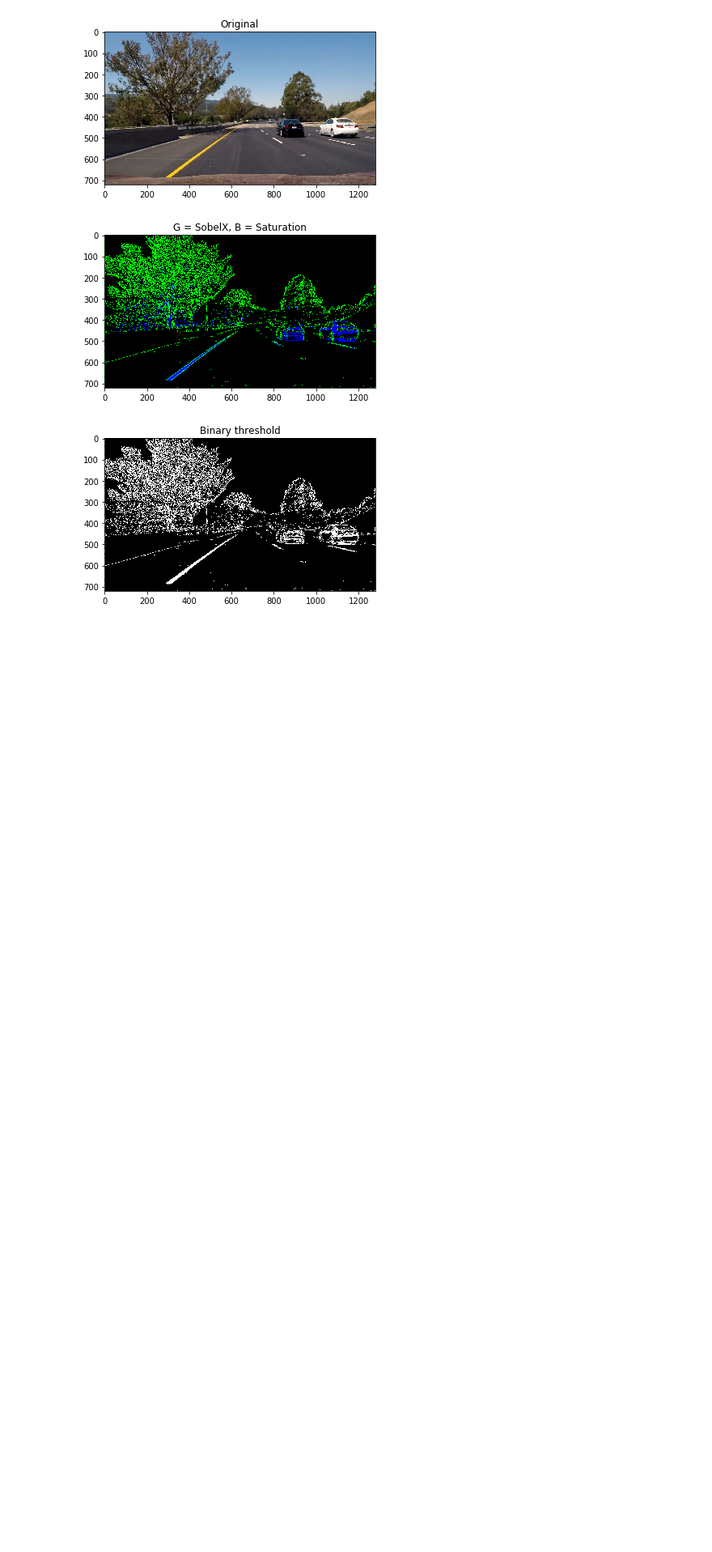
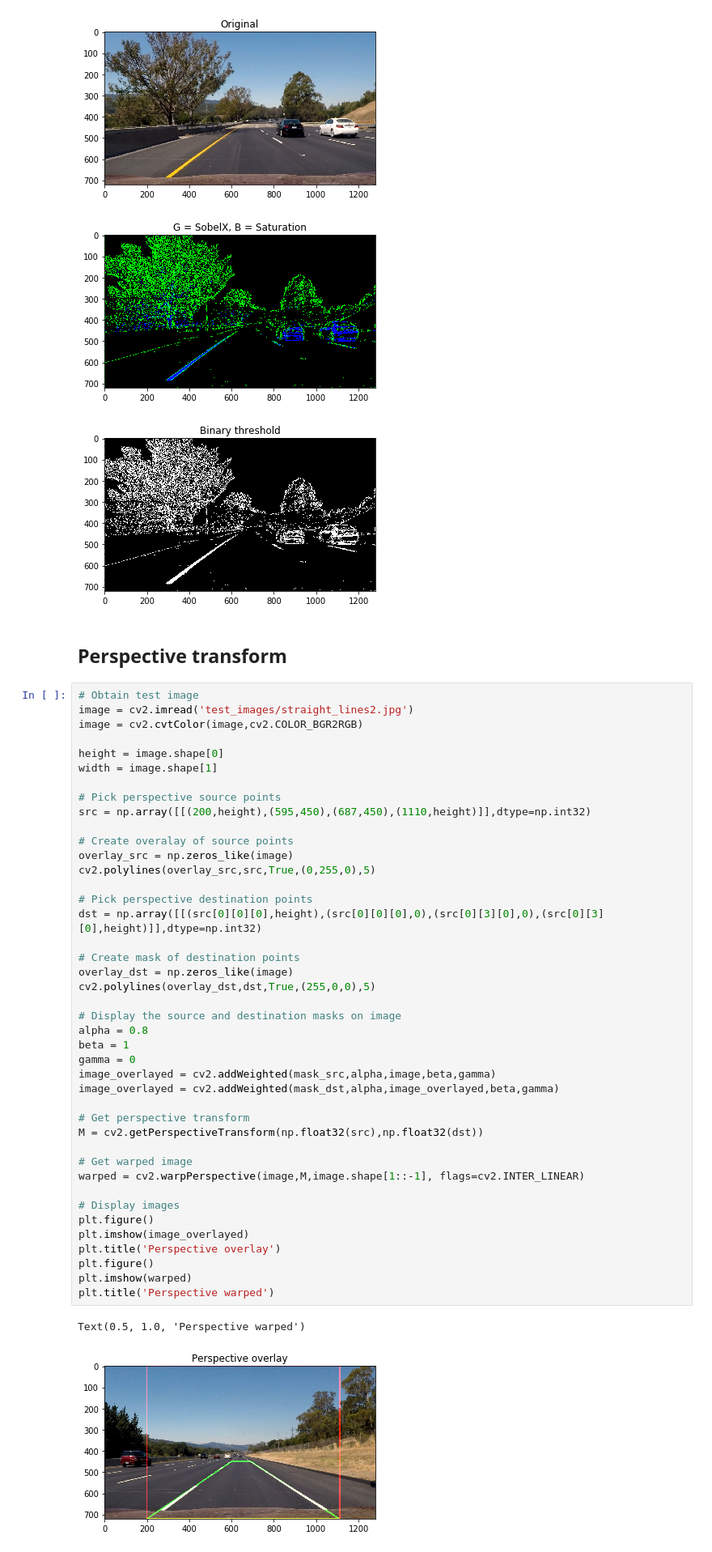
Before and after one commit to ashwinmr/CarND-Advanced-Lane-Lines, a Jupyter notebook: Main.ipynb, the cells around one changed output. Shown: that part at 81% size. Saved outputs shown, nothing was run; the diff lists cells and outputs as text; blank space fills up the shorter version.

Commit message:
added perspective transform

```diff
--- a/Main.ipynb
+++ b/Main.ipynb
@@ -146,3 +146,50 @@ image_bin = get_bin_thresh(image)
 [figure]
 [figure]
 [figure]
+# %% [markdown]
+## Perspective transform
+# %%
+# Obtain test image
+image = cv2.imread('test_images/straight_lines2.jpg')
+image = cv2.cvtColor(image,cv2.COLOR_BGR2RGB)
+
+height = image.shape[0]
+width = image.shape[1]
+
+# Pick perspective source points
+src = np.array([[(200,height),(595,450),(687,450),(1110,height)]],dtype=np.int32)
+
+# Create overalay of source points
+overlay_src = np.zeros_like(image)
+cv2.polylines(overlay_src,src,True,(0,255,0),5)
+
+# Pick perspective destination points
+dst = np.array([[(src[0][0][0],height),(src[0][0][0],0),(src[0][3][0],0),(src[0][3][0],height)]],dtype=np.int32)
+
+# Create mask of destination points
+overlay_dst = np.zeros_like(image)
+cv2.polylines(overlay_dst,dst,True,(255,0,0),5)
+
+# Display the source and destination masks on image
+alpha = 0.8
+beta = 1
+gamma = 0
+image_overlayed = cv2.addWeighted(mask_src,alpha,image,beta,gamma)
+image_overlayed = cv2.addWeighted(mask_dst,alpha,image_overlayed,beta,gamma)
+
+# Get perspective transform
+M = cv2.getPerspectiveTransform(np.float32(src),np.float32(dst))
+
+# Get warped image
+warped = cv2.warpPerspective(image,M,image.shape[1::-1], flags=cv2.INTER_LINEAR)
+
+# Display images
+plt.figure()
+plt.imshow(image_overlayed)
+plt.title('Perspective overlay')
+plt.figure()
+plt.imshow(warped)
+plt.title('Perspective warped')
+# %% [output]
+Text(0.5, 1.0, 'Perspective warped')
+[figure, added]
```
Also changed, not shown: parts of 1 cell of this notebook.
